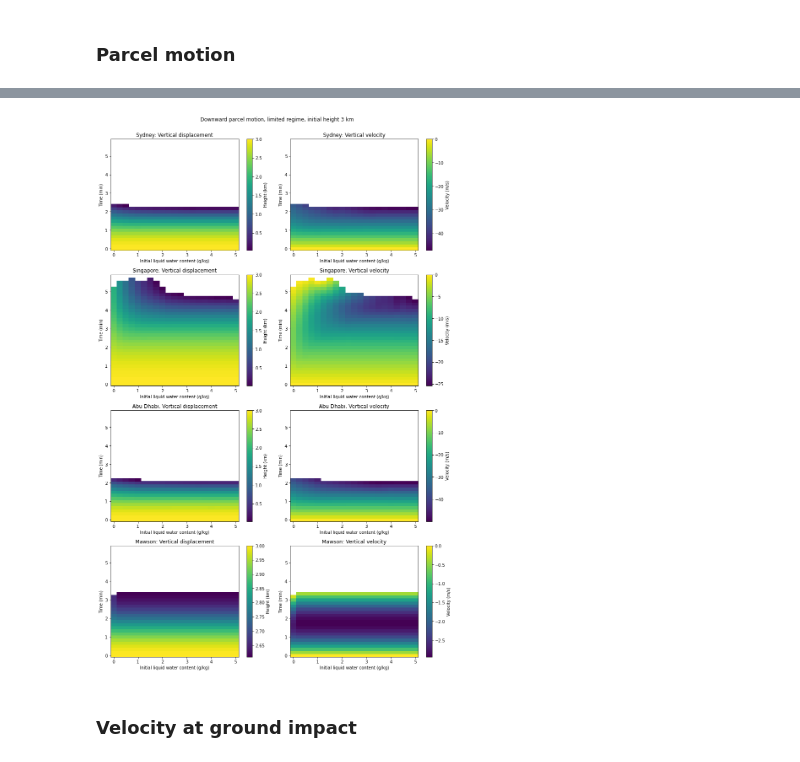
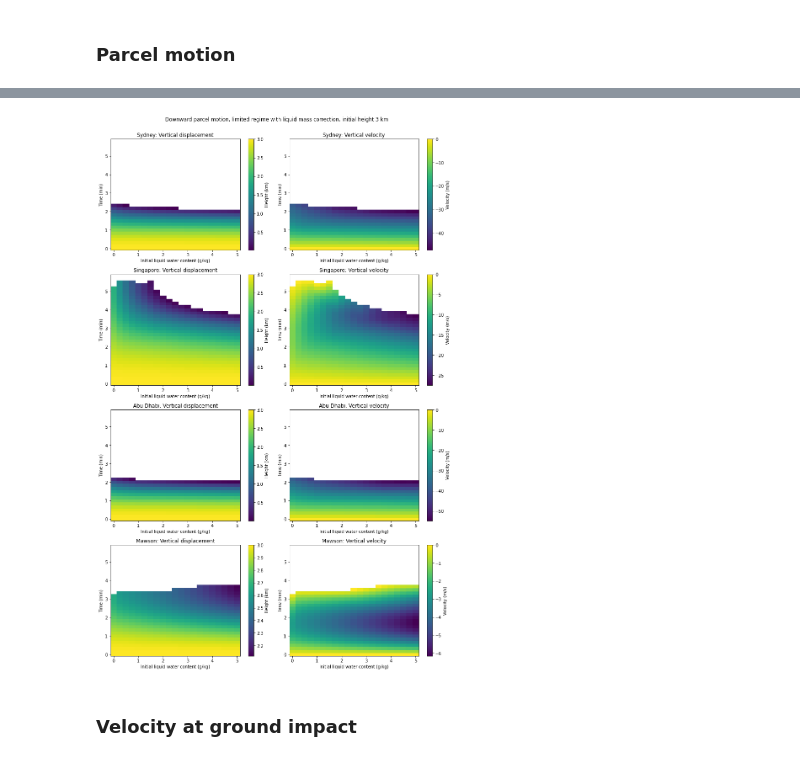
Before and after one commit to tschanzer/taste-of-research-21T3, a Jupyter notebook: notebooks/20210922_sounding_comparisons/20210922_sounding_comparisons.ipynb, the cells around one changed output, grey strips where cells are left out. Cells and saved outputs as stored; diff of their text form; code cells hidden in the pictures.

Commit message:
Redo limited regime calculations with liquid mass correction

```diff
--- a/notebooks/20210922_sounding_comparisons/20210922_sounding_comparisons.ipynb
+++ b/notebooks/20210922_sounding_comparisons/20210922_sounding_comparisons.ipynb
@@ -533,0 +562,27 @@ plt.show()
+# %%
+fig = plt.figure(figsize=(12,9))
+
+for i, sounding in enumerate([sydney, singapore, abu_dhabi, mawson]):
+    ax = fig.add_subplot(221+i)
+    mesh = ax.pcolormesh(
+        liquid_ratio*1e3, height,
+        (limited_buoyancy_level[sounding.name]
+         - old_limited_buoyancy_level[sounding.name]),
+        shading='nearest', cmap='Blues_r', vmax=0)
+    cbar = plt.colorbar(mesh, extend='max')
+    cbar.set_label('Buoyancy level change (km)')
+
+    ax.set(
+        xlabel='Initial liquid water content (g/kg)',
+        ylabel='Initial height (km)',
+        title=sounding.name)
+
+fig.tight_layout()
+fig.suptitle(
+    'Change in neutral buoyancy level due to liquid mass correction, '
+    'limited regime',
+    y=1.015)
+fig.savefig(
+    fig_path + 'limited_neutral_buoyancy_level_correction_difference.png',
+    dpi=300, facecolor='w', bbox_inches='tight')
+plt.show()
@@ -537,10 +594,10 @@ plt.show()
 limited_motion_3km = {}
 liquid_ratio = np.arange(0, 5.01e-3, 0.25e-3)
 initial_height = np.ones(len(liquid_ratio))*3*units.km
+initial_velocity = np.ones(len(liquid_ratio))*0*units.meter/units.second
 time = np.arange(0, 6*60, 10)*units.second
 for sounding in [sydney, singapore, abu_dhabi, mawson]:
     print('Calculating for {}:'.format(sounding.name))
     limited_motion_3km[sounding.name] = sounding.modified_motion(
-        time, initial_height, liquid_ratio,
-        regime='limited')
+        time, initial_height, initial_velocity, liquid_ratio, regime='limited')
     sys.stdout.write('\n')
@@ -547,9 +613,7 @@ for sounding in [sydney, singapore, abu_dhabi, mawson]:
 # %%
 # save to file
-liquid_ratio = np.arange(0, 5.01e-3, 0.25e-3)
-time = np.arange(0, 6*60, 10)*units.second
 with shelve.open(data_filename) as file:
-    file['limited_motion_3km'] = {
+    file['limited_motion_3km_corrected'] = {
         'liquid_ratio': liquid_ratio, 'time': time,
         'limited_motion_3km': limited_motion_3km}
 # %%
@@ -567,38 +637,39 @@ for i, sounding in enumerate([sydney, singapore, abu_dhabi, mawson]):
     ax1 = fig.add_subplot(421+2*i)
     mesh = ax1.pcolormesh(
         liquid_ratio*1e3, time/60,
         limited_motion_3km[sounding.name].height.T/1e3, shading='nearest')
     cbar = plt.colorbar(mesh)
     cbar.set_label('Height (km)')
     ax1.set(
         xlabel='Initial liquid water content (g/kg)',
         ylabel='Time (min)',
         title='{}: Vertical displacement'.format(sounding.name))
 #     ax1.set_ylim(0, 9)
 #     ax1.set_xlim(0,4.1)
 
     ax2 = fig.add_subplot(422+2*i)
     mesh = ax2.pcolormesh(
         liquid_ratio*1e3, time/60,
         limited_motion_3km[sounding.name].velocity.T, shading='nearest')
     cbar = plt.colorbar(mesh)
     cbar.set_label('Velocity (m/s)')
     ax2.set(
         xlabel='Initial liquid water content (g/kg)',
         ylabel='Time (min)',
         title='{}: Vertical velocity'.format(sounding.name))
 #     ax2.set_ylim(0, 9)
 #     ax2.set_xlim(0,4.1)
 
 fig.tight_layout()
 fig.suptitle(
-    'Downward parcel motion, limited regime, initial height 3 km', y=1.02)
-# fig.savefig(
-#     fig_path + 'limited_motion_3km.png', dpi=300, facecolor='w',
-#     bbox_inches='tight')
+    'Downward parcel motion, limited regime with liquid mass correction, '
+    'initial height 3 km', y=1.02)
+fig.savefig(
+    fig_path + 'limited_motion_3km_corrected.png', dpi=300, facecolor='w',
+    bbox_inches='tight')
 plt.show()
 # %% [output]
-[figure, old version]
+[figure, new version]
 # %% [markdown]
 ### Velocity at ground impact
 # %%
```
Also changed, not shown: parts of 14 cells of this notebook, 7 other files.
